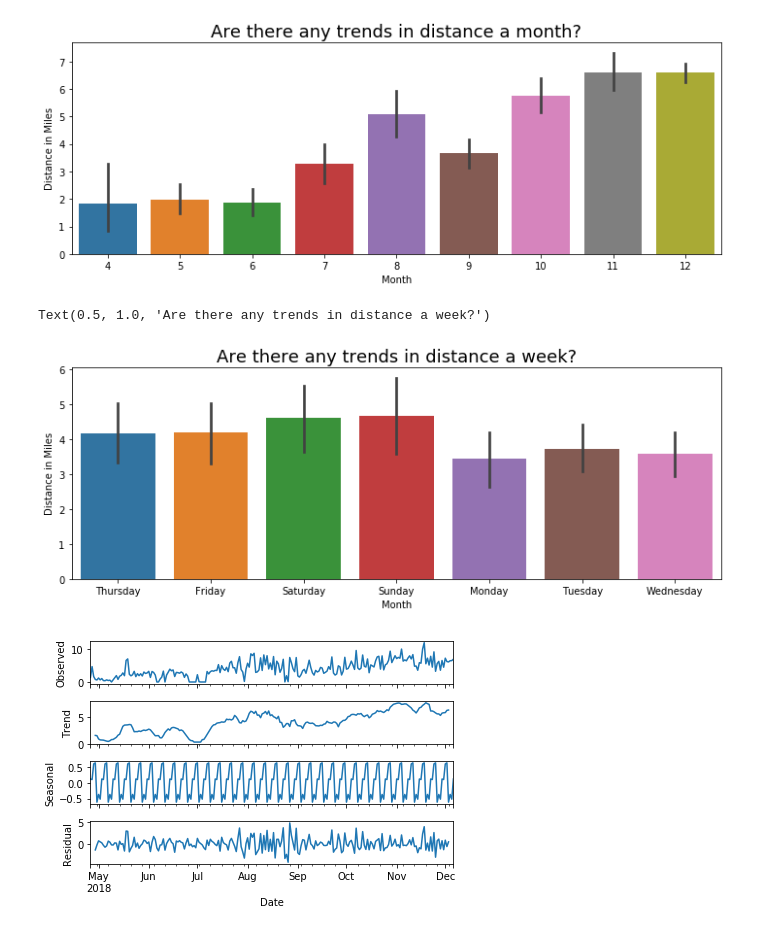
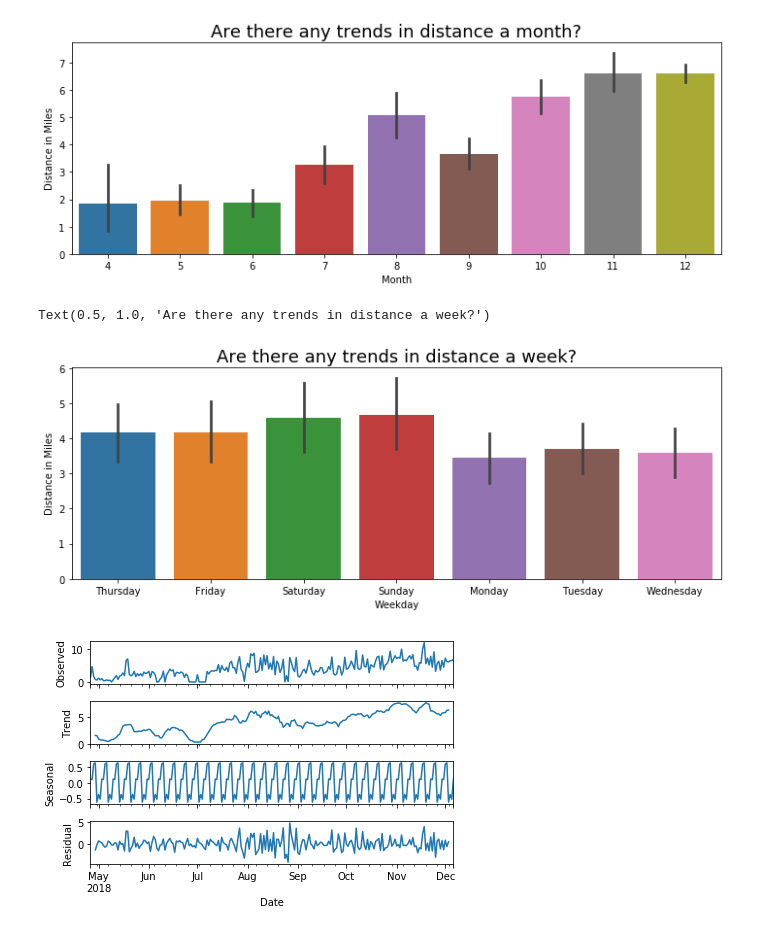
Before and after one commit to Dairy-Time/time-series-project, a Jupyter notebook: fitbit_data_predictions.ipynb, the cells around one changed output. Drawn from its saved outputs; the diff is of its cells as text; code cells hidden in the pictures.

Commit message:
fix graph

```diff
--- a/fitbit_data_predictions.ipynb
+++ b/fitbit_data_predictions.ipynb
@@ -501,12 +501,12 @@ Text(0.5, 1.0, 'Are there any trends in distance a month?')
 # %%
 plt.figure(figsize=(12,4))
 sns.barplot(data=df, x='weekday', y='distance')
-plt.xlabel("Month")
+plt.xlabel("Weekday")
 plt.ylabel("Distance in Miles")
 plt.title("Are there any trends in distance a week?", fontsize=18)
 # %% [output]
 Text(0.5, 1.0, 'Are there any trends in distance a week?')
-[figure, old version]
+[figure, new version]
 # %%
 decomp = sm.tsa.seasonal_decompose(df['distance'].resample("D").mean(), model='additive')
 fig = decomp.plot()
```
Also changed, not shown: parts of 4 cells of this notebook.
